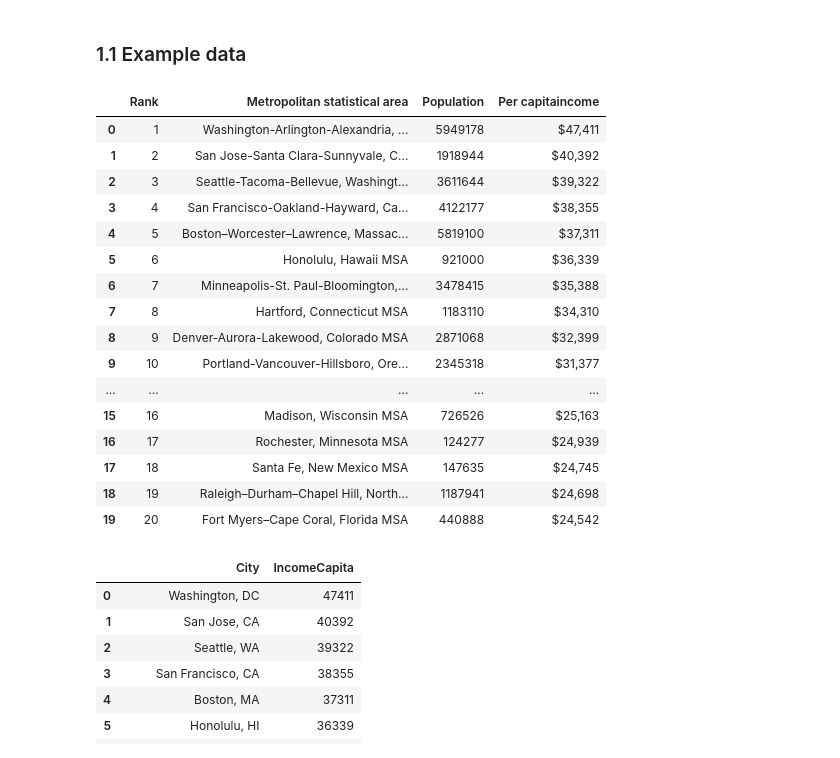
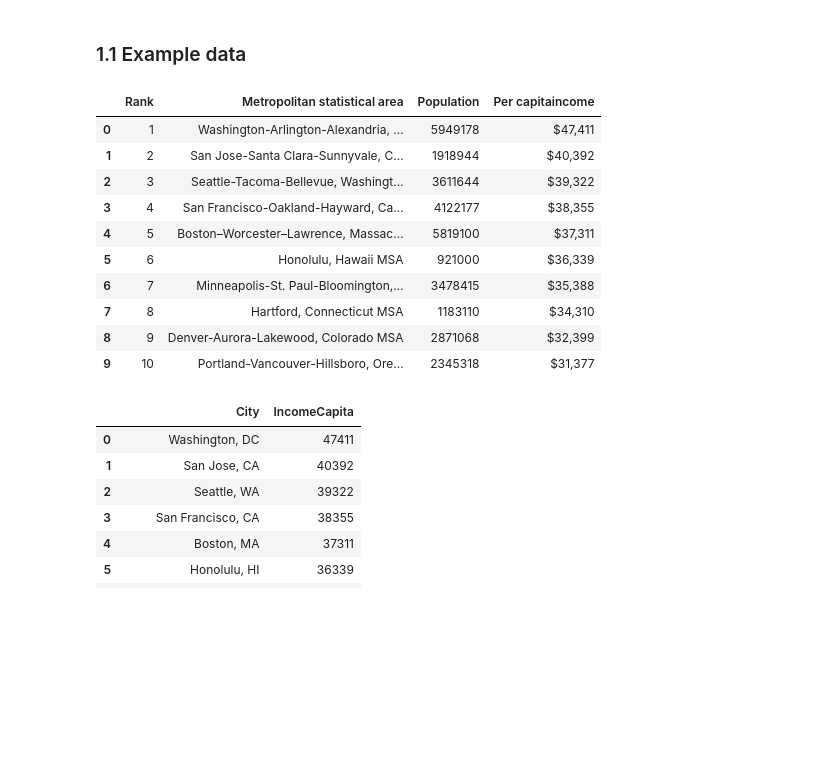
Before and after one commit to RachelHaldane/Coursera_Capstone, a Jupyter notebook: Coursera_Capstone.ipynb, the cells around one changed output. Saved outputs shown, nothing was run; the diff lists cells and outputs as text; code cells hidden in the pictures; blank space fills up the shorter version.

```diff
--- a/Coursera_Capstone.ipynb
+++ b/Coursera_Capstone.ipynb
@@ -78,30 +76,24 @@ Source: US 2010 Census
 # %%
 url2= 'https://en.wikipedia.org/wiki/List_of_United_States_metropolitan_areas_by_per_capita_income'
 html_content = requests.get(url2).text
 
 dfs = pd.read_html(html_content)
 
 df = dfs[2]
-df = df.head(20)
+df = df.head(10)
 df
 # %% [output]
 |  | Rank | Metropolitan statistical area | Population | Per capitaincome |
 | 0 | 1 | Washington-Arlington-Alexandria, ... | 5949178 | $47,411 |
 | 1 | 2 | San Jose-Santa Clara-Sunnyvale, C... | 1918944 | $40,392 |
 | 2 | 3 | Seattle-Tacoma-Bellevue, Washingt... | 3611644 | $39,322 |
 | 3 | 4 | San Francisco-Oakland-Hayward, Ca... | 4122177 | $38,355 |
 | 4 | 5 | Boston–Worcester–Lawrence, Massac... | 5819100 | $37,311 |
 | 5 | 6 | Honolulu, Hawaii MSA | 921000 | $36,339 |
 | 6 | 7 | Minneapolis-St. Paul-Bloomington,... | 3478415 | $35,388 |
 | 7 | 8 | Hartford, Connecticut MSA | 1183110 | $34,310 |
 | 8 | 9 | Denver-Aurora-Lakewood, Colorado MSA | 2871068 | $32,399 |
 | 9 | 10 | Portland-Vancouver-Hillsboro, Ore... | 2345318 | $31,377 |
-| ... | ... | ... | ... | ... |
-| 15 | 16 | Madison, Wisconsin MSA | 726526 | $25,163 |
-| 16 | 17 | Rochester, Minnesota MSA | 124277 | $24,939 |
-| 17 | 18 | Santa Fe, New Mexico MSA | 147635 | $24,745 |
-| 18 | 19 | Raleigh–Durham–Chapel Hill, North... | 1187941 | $24,698 |
-| 19 | 20 | Fort Myers–Cape Coral, Florida MSA | 440888 | $24,542 |
 # %%
 data = [['Washington, DC', 47411], ['San Jose, CA', 40392], ['Seattle, WA', 39322], ['San Francisco, CA', 38355], ['Boston, MA', 37311], ['Honolulu, HI', 36339], ['Minneapolis, Minnesota', 35388], ['Hartford, CT', 34310], ['Denver, CO', 32399], ['Portland, OR', 31377]]
 
```
Also changed, not shown: parts of 32 cells of this notebook.
